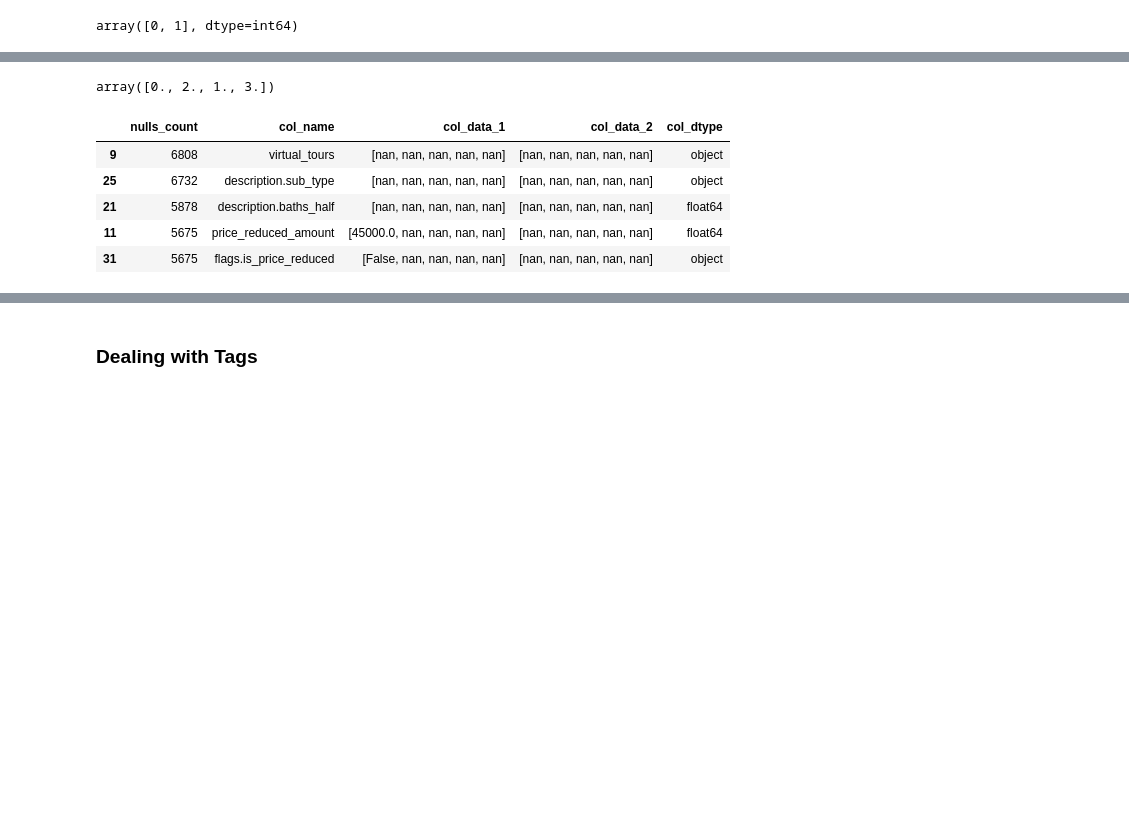
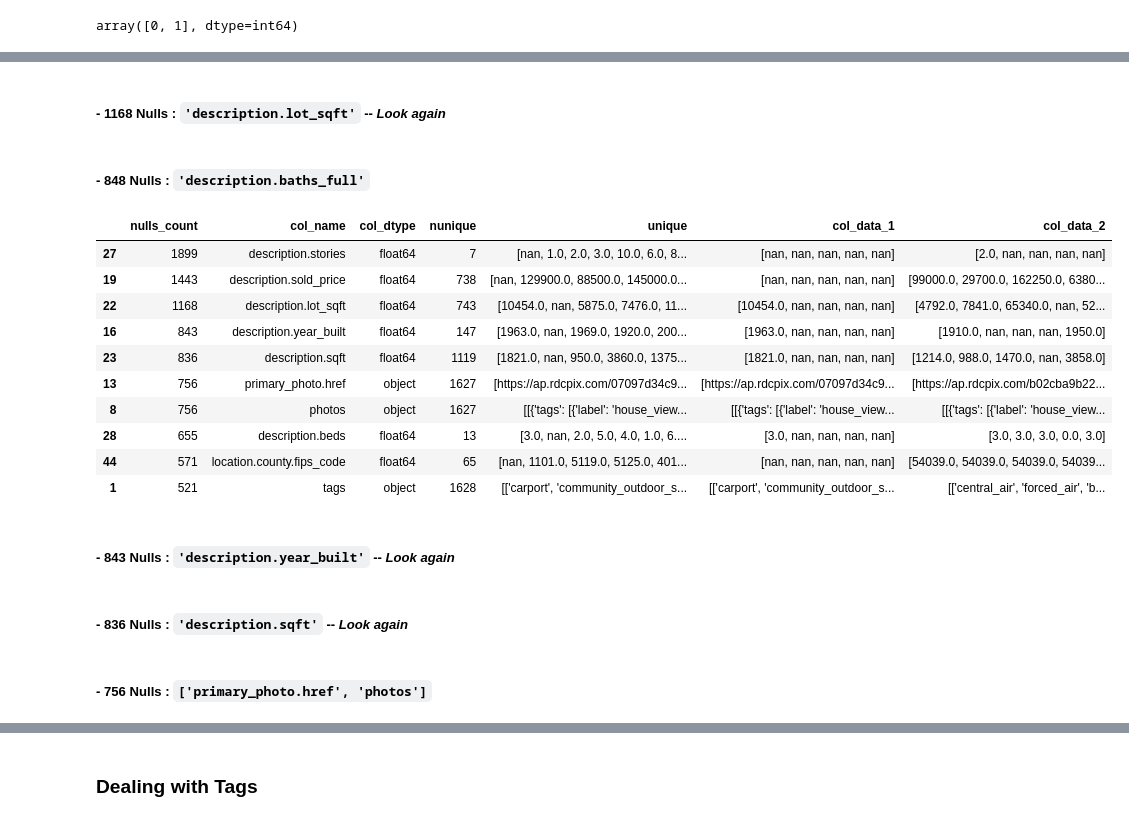
Before and after one commit to kangelamw/DS-Midterm-Project-LHL-2025, a Jupyter notebook: notebooks/1 - EDA.ipynb, the cells around one changed output, grey strips where cells are left out. Cells and saved outputs as stored; diff of their text form; code cells hidden in the pictures; blank space fills up the shorter version.

Commit message:
Day 1.75
1st run through the null values completed. Cells were marked with 'Look again' for columns needing further investigation and/or we should consider dropping. Scribbles on ReadMe.

```diff
--- a/notebooks/1 - EDA.ipynb
+++ b/notebooks/1 - EDA.ipynb
@@ -419,0 +455,5 @@ array([0, 1], dtype=int64)
+# %%
+# It's possible to have 0 half baths. Replacing the NaN values with 0
+data['description.baths_half'] = data['description.baths_half'].fillna(0.)
+
+data['description.baths_half'].unique()
@@ -420,3 +475,9 @@ array([0, 1], dtype=int64)
+# %%
+# Replacing the NaN values with 0
+data['price_reduced_amount'] = data['price_reduced_amount'].fillna(0.)
+
+# Replacing the NaN values with False
+data['flags.is_price_reduced'] = data['flags.is_price_reduced'].fillna(False)
 # %%
 # Re-run the cols_overview function
 columns_overview = cols_overview(data)
@@ -435,0 +495,3 @@ array([nan,  2.,  1.,  3.])
+# %%
+# # We can assume Nan means no garage. Replacing the NaN values with 0
+data['description.garage'] = data['description.garage'].fillna(0.)
@@ -435,0 +508,2 @@ array([nan,  2.,  1.,  3.])
+# %% [markdown]
+##### - 1168 Nulls : `'description.lot_sqft'` -- *Look again*
@@ -436,19 +513,24 @@ array([nan,  2.,  1.,  3.])
+# %% [markdown]
+##### - 848 Nulls : `'description.baths_full'`
 # %%
 # Replacing the NaN values with 0
-data['description.baths_3qtr'] = data['description.baths_3qtr'].fillna(0.)
-
-data['description.baths_3qtr'].unique()
+data['description.baths_full'] = data['description.baths_full'].fillna(0.)
-# %% [output]
-array([0., 2., 1., 3.])
 # %%
 # Re-run the cols_overview function
 columns_overview = cols_overview(data)
 
-columns_overview.head()
+columns_overview.head(10)
 # %% [output]
-|  | nulls_count | col_name | col_data_1 | col_data_2 | col_dtype |
-| 9 | 6808 | virtual_tours | [nan, nan, nan, nan, nan] | [nan, nan, nan, nan, nan] | object |
-| 25 | 6732 | description.sub_type | [nan, nan, nan, nan, nan] | [nan, nan, nan, nan, nan] | object |
-| 21 | 5878 | description.baths_half | [nan, nan, nan, nan, nan] | [nan, nan, nan, nan, nan] | float64 |
-| 11 | 5675 | price_reduced_amount | [45000.0, nan, nan, nan, nan] | [nan, nan, nan, nan, nan] | float64 |
-| 31 | 5675 | flags.is_price_reduced | [False, nan, nan, nan, nan] | [nan, nan, nan, nan, nan] | object |
+|  | nulls_count | col_name | col_dtype | nunique | unique | col_data_1 | col_data_2 |
+| 27 | 1899 | description.stories | float64 | 7 | [nan, 1.0, 2.0, 3.0, 10.0, 6.0, 8... | [nan, nan, nan, nan, nan] | [2.0, nan, nan, nan, nan] |
+| 19 | 1443 | description.sold_price | float64 | 738 | [nan, 129900.0, 88500.0, 145000.0... | [nan, nan, nan, nan, nan] | [99000.0, 29700.0, 162250.0, 6380... |
+| 22 | 1168 | description.lot_sqft | float64 | 743 | [10454.0, nan, 5875.0, 7476.0, 11... | [10454.0, nan, nan, nan, nan] | [4792.0, 7841.0, 65340.0, nan, 52... |
+| 16 | 843 | description.year_built | float64 | 147 | [1963.0, nan, 1969.0, 1920.0, 200... | [1963.0, nan, nan, nan, nan] | [1910.0, nan, nan, nan, 1950.0] |
+| 23 | 836 | description.sqft | float64 | 1119 | [1821.0, nan, 950.0, 3860.0, 1375... | [1821.0, nan, nan, nan, nan] | [1214.0, 988.0, 1470.0, nan, 3858.0] |
+| 13 | 756 | primary_photo.href | object | 1627 | [https://ap.rdcpix.com/07097d34c9... | [https://ap.rdcpix.com/07097d34c9... | [https://ap.rdcpix.com/b02cba9b22... |
+| 8 | 756 | photos | object | 1627 | [[{'tags': [{'label': 'house_view... | [[{'tags': [{'label': 'house_view... | [[{'tags': [{'label': 'house_view... |
+| 28 | 655 | description.beds | float64 | 13 | [3.0, nan, 2.0, 5.0, 4.0, 1.0, 6.... | [3.0, nan, nan, nan, nan] | [3.0, 3.0, 3.0, 0.0, 3.0] |
+| 44 | 571 | location.county.fips_code | float64 | 65 | [nan, 1101.0, 5119.0, 5125.0, 401... | [nan, nan, nan, nan, nan] | [54039.0, 54039.0, 54039.0, 54039... |
+| 1 | 521 | tags | object | 1628 | [['carport', 'community_outdoor_s... | [['carport', 'community_outdoor_s... | [['central_air', 'forced_air', 'b... |
+# %% [markdown]
+##### - 843 Nulls : `'description.year_built'` -- *Look again*
@@ -454,0 +539,2 @@ columns_overview.head()
+# %% [markdown]
+##### - 836 Nulls : `'description.sqft'` -- *Look again*
@@ -454,0 +543,2 @@ columns_overview.head()
+# %% [markdown]
+##### - 756 Nulls : `['primary_photo.href', 'photos']`
```
Also changed, not shown: parts of 70 cells of this notebook, 2 other files.
